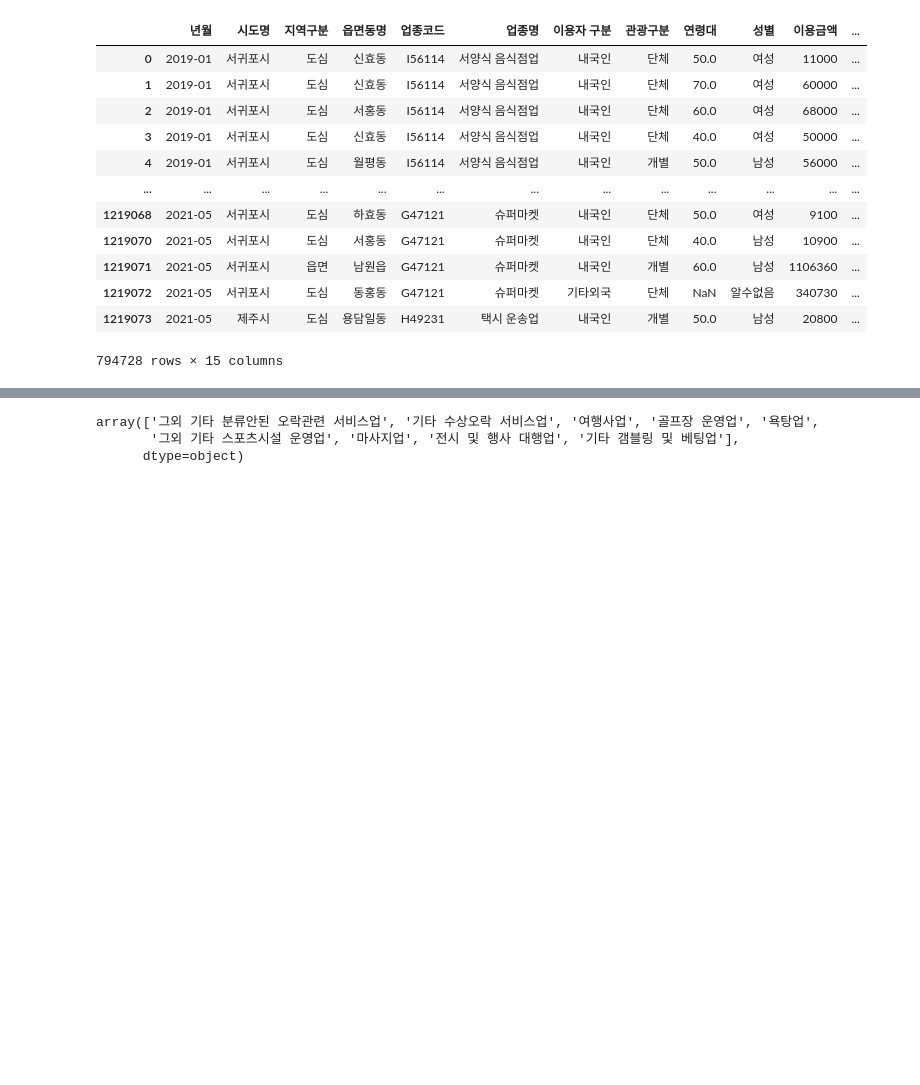
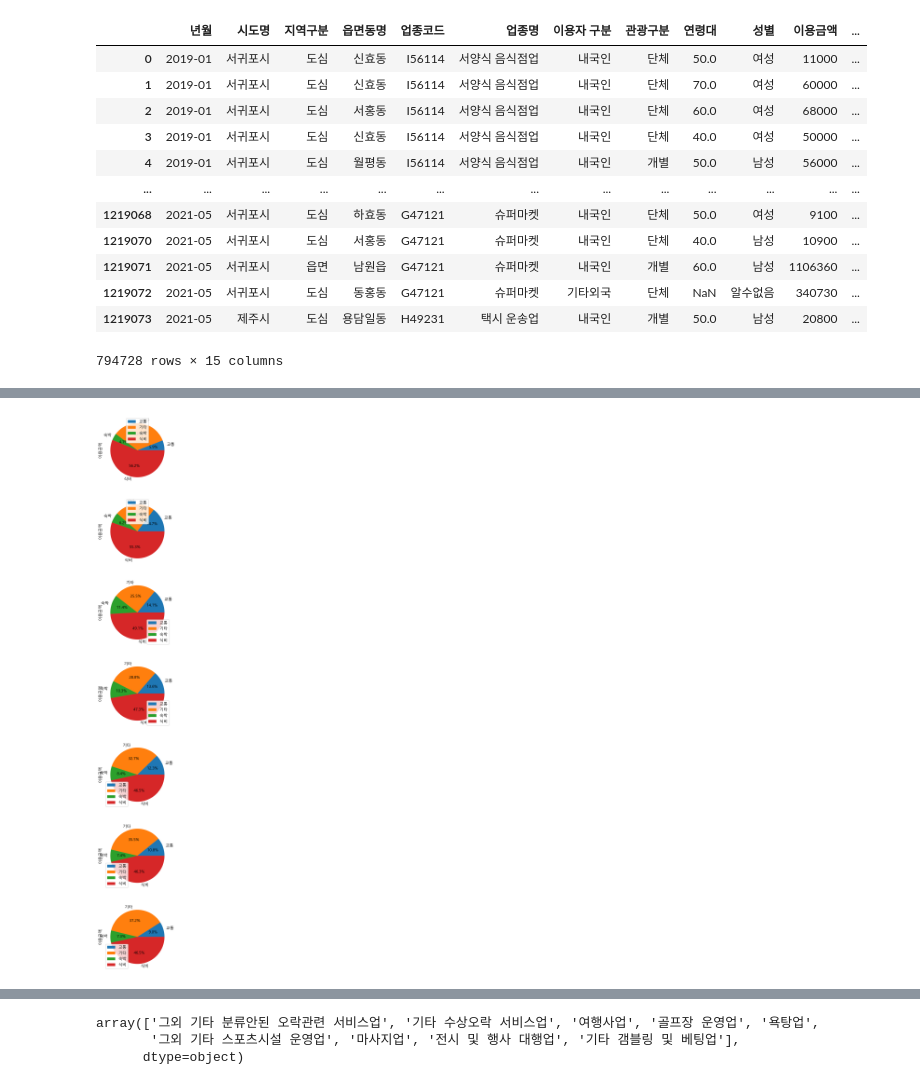
Before and after one commit to hyk2202/semi_project_2, a Jupyter notebook: Vscode/한열/read_csv.ipynb, the cells around one changed output, grey strips where cells are left out. Saved outputs shown, nothing was run; the diff lists cells and outputs as text; code cells hidden in the pictures; blank space fills up the shorter version.

```diff
--- a/Vscode/한열/read_csv.ipynb
+++ b/Vscode/한열/read_csv.ipynb
@@ -3,3 +8,9 @@ from pandas import read_csv,merge,concat
+# %%
+plt.rcParams['font.family'] = 'AppleGothic' if sys.platform == 'darwin' else 'Malgun Gothic'
+plt.rcParams['font.size'] = 12
+plt.rcParams['figure.figsize'] = (12, 6)
+plt.rcParams['figure.dpi'] = 200
+plt.rcParams['axes.unicode_minus'] = False
 # %%
 origin = read_csv('../../파일/한열/임시데이터/19년도.csv',encoding='euc-kr')
 origin1 = read_csv('../../파일/한열/임시데이터/20년도.csv',encoding='euc-kr')
@@ -52,6 +63,7 @@ df1
 | 1219073 | 2021-05 | 제주시 | 도심 | 용담일동 | H49231 | 택시 운송업 | 내국인 | 개별 | 50.0 | 남성 | 20800 | ... |
 794728 rows × 15 columns
 # %%
+df1 = origin.copy()
 df1['업종명'].unique()
 
 
@@ -98,0 +120,11 @@ ValueError: The truth value of a Series is ambiguous. Use a.empty, a.bool(), a.i
+# %%
+fig, ax = plt.subplots(7,1, figsize = (10,30))
+for i,v in enumerate(ax):
+    a = (i+1)*10
+    df1[['분류','연령대','이용금액']].query(f'연령대 == {a}').groupby('분류').sum().drop('연령대',axis=1).plot(kind='pie',subplots=True,autopct = '%0.1f%%',ax=v)
+
+
+plt.show()
+plt.close()
+# %% [output]
+[figure, added]
```
Also changed, not shown: parts of 7 cells of this notebook, 1 other file.
